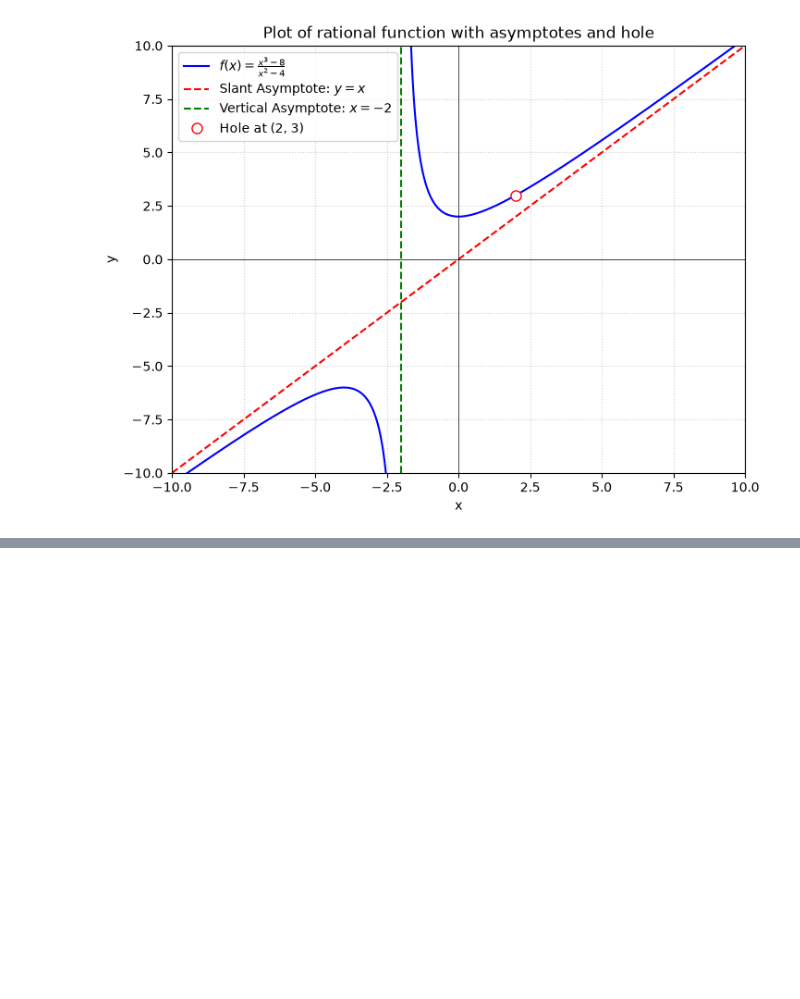
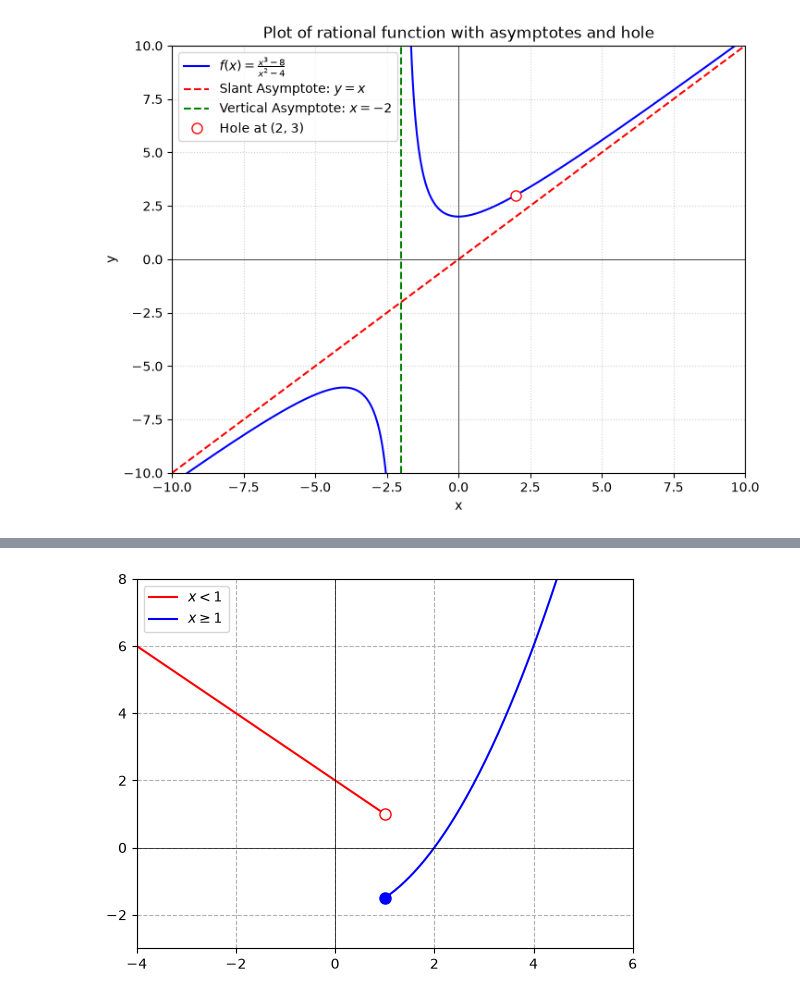
Before and after one commit to paulmcquad/Maths_Calculus, a Jupyter notebook: Limits/tutorial-limits.ipynb, the cells around one changed output, grey strips where cells are left out. Cells and saved outputs as stored; diff of their text form; code cells hidden in the pictures; blank space fills up the shorter version.

Commit message:
More Limits
Signed-off-by: Paul McQuade <paulmcquad@gmail.com>

```diff
--- a/Limits/tutorial-limits.ipynb
+++ b/Limits/tutorial-limits.ipynb
@@ -86,0 +87,30 @@ plt.show()
+# %%
+import numpy as np
+import matplotlib.pyplot as plt
+
+# 1. Define separate interval domains to respect boundary limits
+x1 = np.linspace(-4, 1, 200, endpoint=False) # x < 1
+x2 = np.linspace(1, 6, 200)                  # x >= 1
+
+# 2. Evaluate functions separately
+y1 = -x1 + 2
+y2 = 0.5 * (x2 ** 2) - 2
+
+# 3. Plot intervals independently to handle jump limits cleanly
+plt.plot(x1, y1, 'r-', label='$x < 1$')
+plt.plot(x2, y2, 'b-', label='$x \geq 1$')
+
+# 4. Add open and closed circles to explicitly show limit properties
+plt.plot(1, 1, 'ro', markerfacecolor='white', markersize=8) # Open circle at x=1 limit
+plt.plot(1, -1.5, 'bo', markersize=8)                      # Closed circle at x=1 limit
+
+# Set display view limits
+plt.xlim(-4, 6)
+plt.ylim(-3, 8)
+plt.axvline(0, color='black', linewidth=0.5)
+plt.axhline(0, color='black', linewidth=0.5)
+plt.grid(True, linestyle='--')
+plt.legend()
+plt.show()
+# %% [output]
+[figure, added]
```
Also changed, not shown: parts of 1 cell of this notebook, 3 other files.
